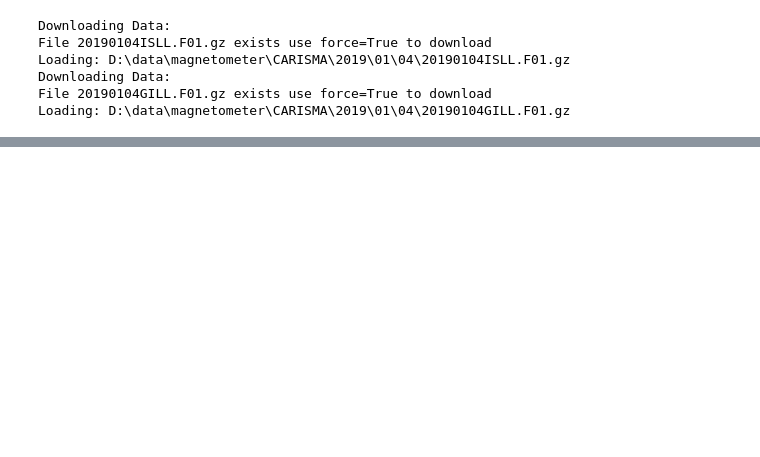
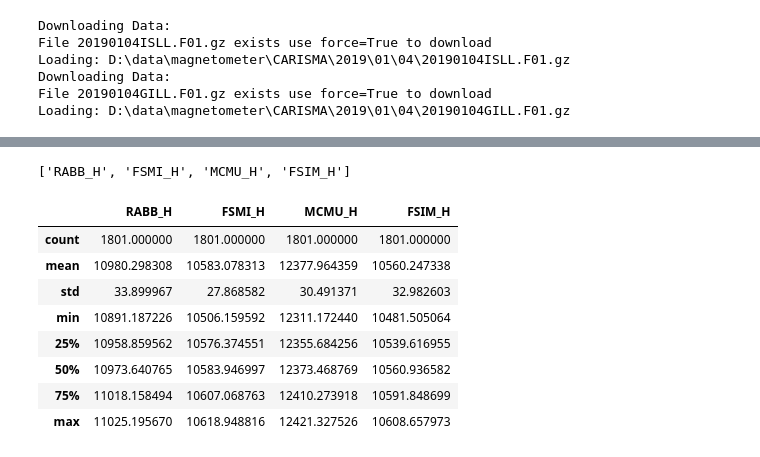
Before and after one commit to kylermurphy/gmag, a Jupyter notebook: notebooks/CARISMA_example.ipynb, the cells around one changed output, grey strips where cells are left out. Saved outputs shown, nothing was run; the diff lists cells and outputs as text; code cells hidden in the pictures; blank space fills up the shorter version.

```diff
--- a/notebooks/CARISMA_example.ipynb
+++ b/notebooks/CARISMA_example.ipynb
@@ -59,0 +90,20 @@ plt.plot(df['GILL_H'])
+# %%
+comp='H'
+
+p_col = [col for col in df.columns if col[-1] == comp]
+p_col
+# %% [output]
+['RABB_H', 'FSMI_H', 'MCMU_H', 'FSIM_H']
+# %%
+a =df["2005-07-17 07:00:00":"2005-07-17 07:30:00"][p_col].describe()
+a
+# %% [output]
+|  | RABB_H | FSMI_H | MCMU_H | FSIM_H |
+| count | 1801.000000 | 1801.000000 | 1801.000000 | 1801.000000 |
+| mean | 10980.298308 | 10583.078313 | 12377.964359 | 10560.247338 |
+| std | 33.899967 | 27.868582 | 30.491371 | 32.982603 |
+| min | 10891.187226 | 10506.159592 | 12311.172440 | 10481.505064 |
+| 25% | 10958.859562 | 10576.374551 | 12355.684256 | 10539.616955 |
+| 50% | 10973.640765 | 10583.946997 | 12373.468769 | 10560.936582 |
+| 75% | 11018.158494 | 10607.068763 | 12410.273918 | 10591.848699 |
+| max | 11025.195670 | 10618.948816 | 12421.327526 | 10608.657973 |
```
Also changed, not shown: parts of 7 cells of this notebook, 3 other files.
